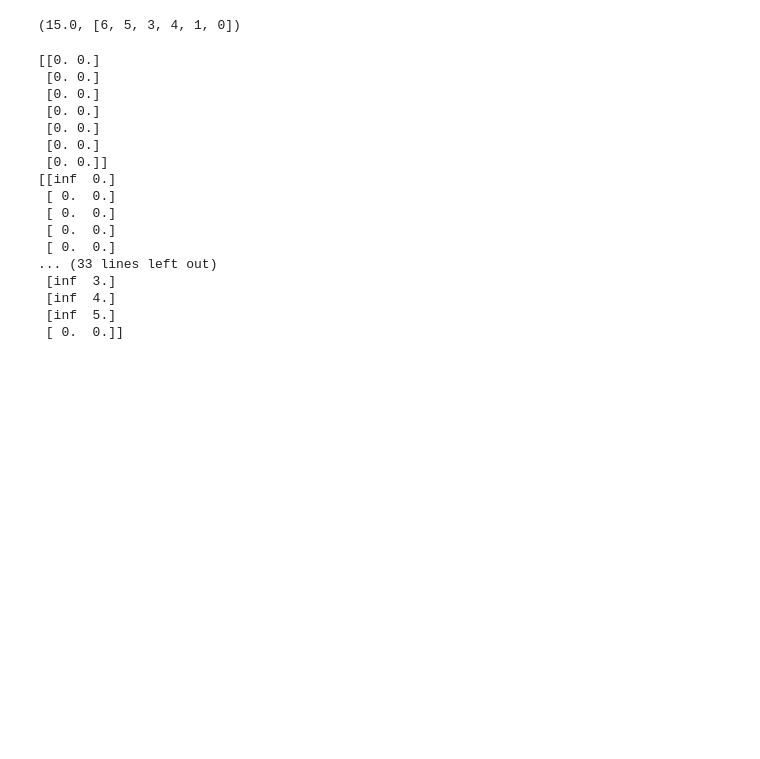
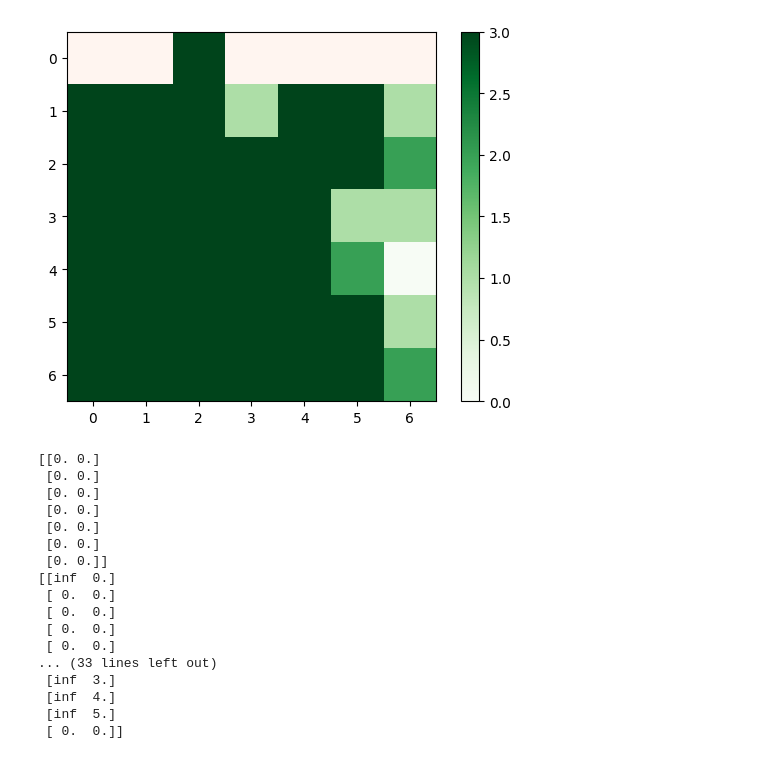
Before and after one commit to DanAndCastRod/Lineas_verdes, a Jupyter notebook: Dijkstra_develop.ipynb, the cells around one changed output. Cells and saved outputs as stored; diff of their text form; code cells hidden in the pictures; blank space fills up the shorter version.

```diff
--- a/Dijkstra_develop.ipynb
+++ b/Dijkstra_develop.ipynb
@@ -1,25 +1,38 @@
 # %%
 from Dijkstra_module import dijkstra
 import numpy as np
 import matplotlib.pyplot as plt
 import noise
 from mapping import generar_mundo
 import mapping as mp
 from matplotlib.colors import ListedColormap
 
 G = np.array([
     [0, 3, 9, 0, 0, 0, 0],
     [0, 0, 0, 7, 1, 0, 0],
     [0, 2, 0, 7, 0, 0, 0],
     [0, 0, 0, 0, 0, 2, 8],
     [0, 0, 4, 5, 0, 9, 0],
     [0, 0, 0, 0, 0, 0, 4],
     [0, 0, 0, 0, 0, 0, 0],
     ])
 G =G.astype(float)
-dijkstra(G,0,6)
+[e,L] = dijkstra(G,0,6)
+NumFilas = G.shape[0]
+NumColumnas = G.shape[1]
+# Convierte los índices lineales a índices de fila y columna
+fila, columna = np.unravel_index(L, (NumFilas, NumColumnas))
+
+# Crea una matriz de solución vacía
+MatSol = np.zeros((NumFilas, NumColumnas))
+
+# Ajusta las posiciones correspondientes a 1 en MatSol
+MatSol[fila, columna] = 1
+import pandas as pd
+
+mp.mostrar_mapa2(pd.read_excel('mapaini.xlsx',sheet_name='bosq'),'Greens',MatSol)
 # %% [output]
-(15.0, [6, 5, 3, 4, 1, 0])
+[figure, added]
 # %%
 def setupgraph(G, b, s):
     G = G.astype(float)
```
Also changed, not shown: 31 other files.
